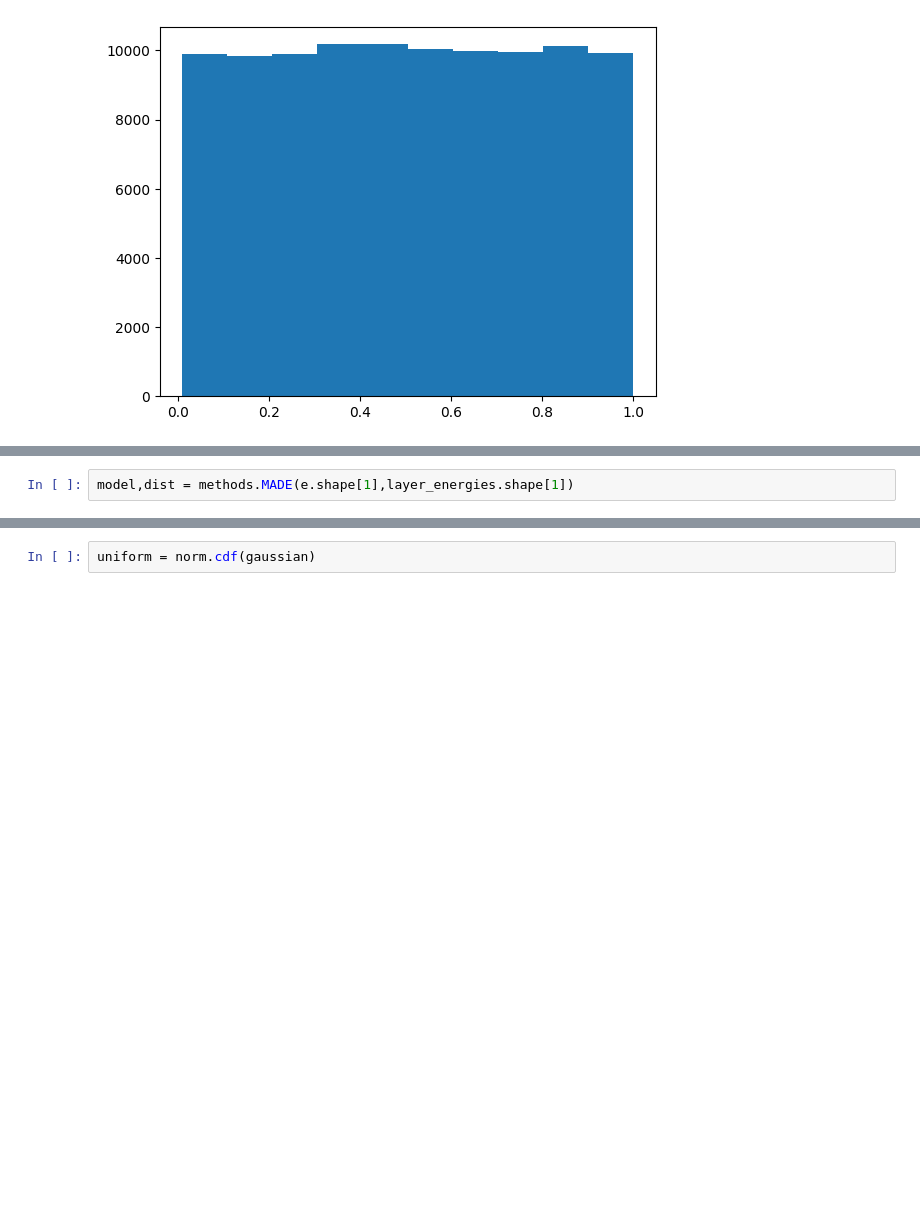
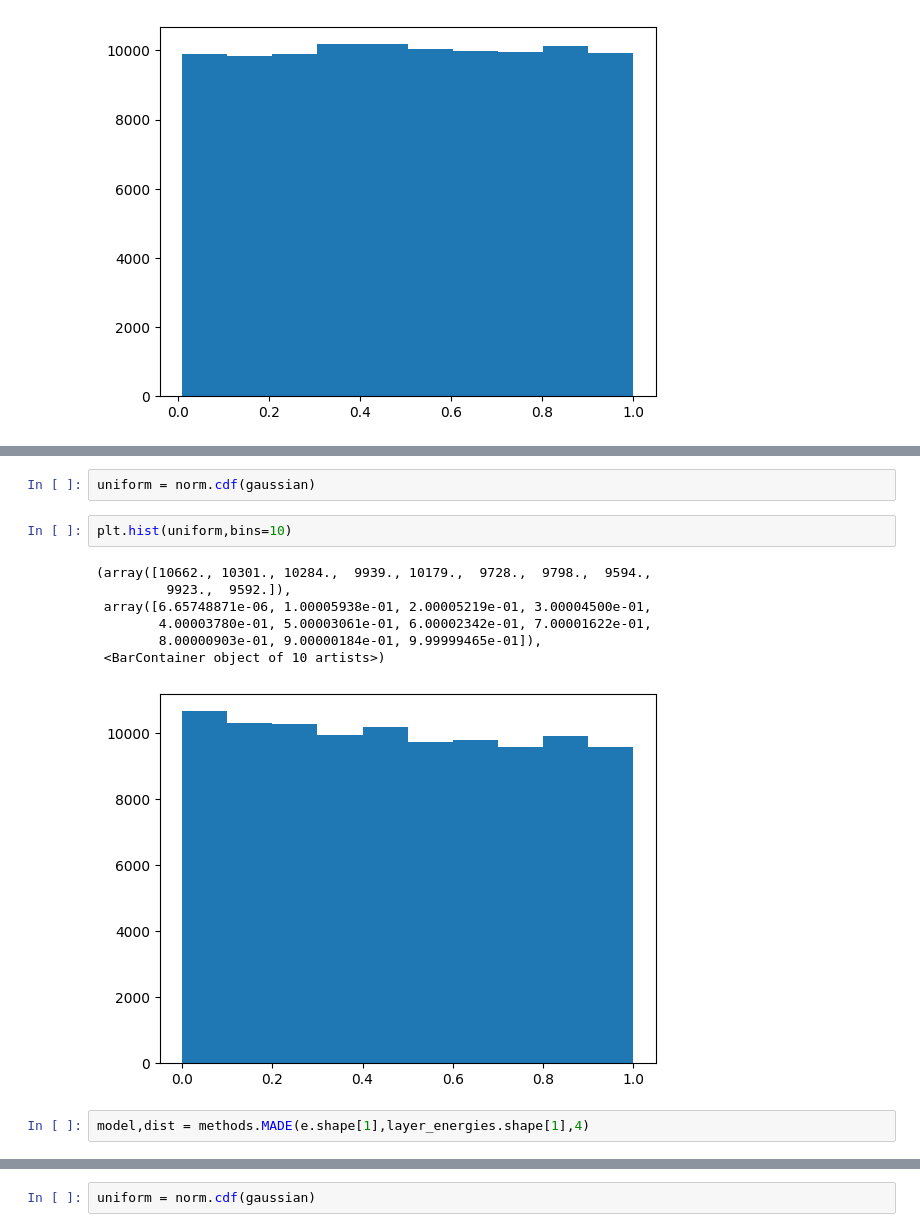
Before and after one commit to ViniciusMikuni/QNF, a Jupyter notebook: scripts/QNF.ipynb, the cells around one changed output, grey strips where cells are left out. Saved outputs shown, nothing was run; the diff lists cells and outputs as text; blank space fills up the shorter version.

```diff
--- a/scripts/QNF.ipynb
+++ b/scripts/QNF.ipynb
@@ -21,4 +86,16 @@ plt.hist(e,bins=10)
+# %%
+uniform = norm.cdf(gaussian)
+# %%
+plt.hist(uniform,bins=10)
+# %% [output]
+(array([10662., 10301., 10284.,  9939., 10179.,  9728.,  9798.,  9594.,
+         9923.,  9592.]),
+ array([6.65748871e-06, 1.00005938e-01, 2.00005219e-01, 3.00004500e-01,
+        4.00003780e-01, 5.00003061e-01, 6.00002342e-01, 7.00001622e-01,
+        8.00000903e-01, 9.00000184e-01, 9.99999465e-01]),
+ <BarContainer object of 10 artists>)
+[figure, added]
 # %%
-model,dist = methods.MADE(e.shape[1],layer_energies.shape[1])
+model,dist = methods.MADE(e.shape[1],layer_energies.shape[1],4)
 # %%
 batch_size = 128
```
Also changed, not shown: parts of 14 cells of this notebook, 2 other files.
